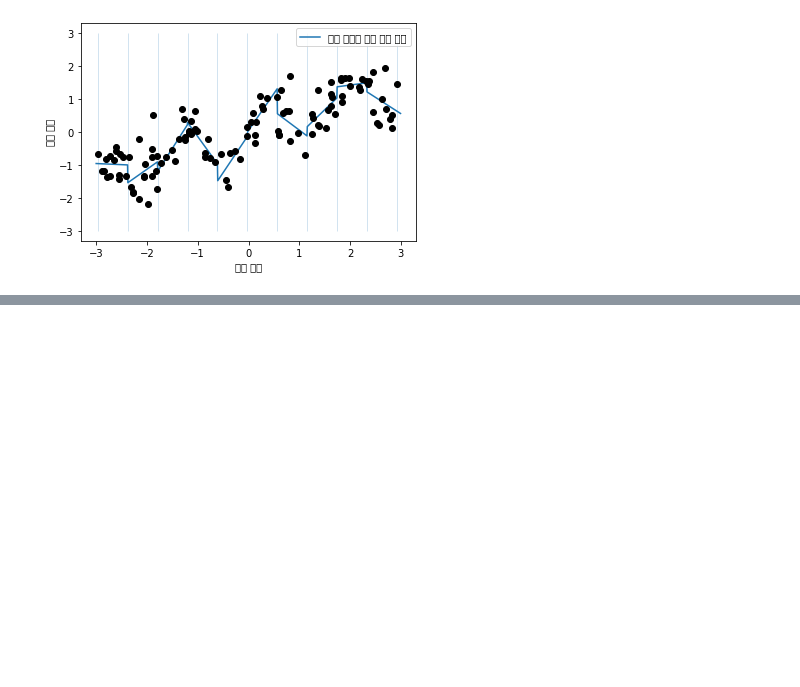
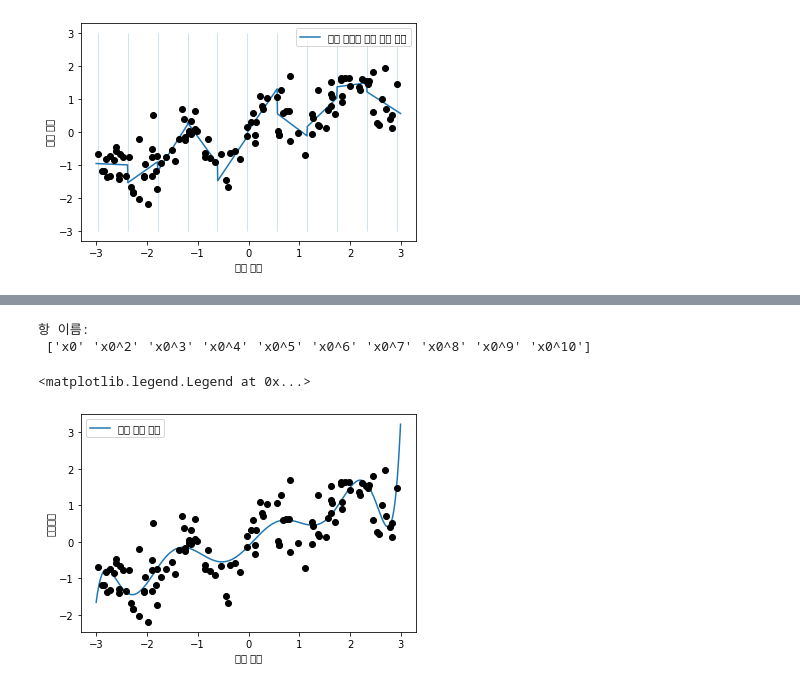
Before and after one commit to yeonseocho/Introduce-to-Machine-Learning-with-Python, a Jupyter notebook: 04. 데이터 표현과 특성 공학/4.3 make_column_transformer 로 간편하게 ColumnTransformer 만들기.ipynb, the cells around one changed output, grey strips where cells are left out. Drawn from its saved outputs; the diff is of its cells as text; code cells hidden in the pictures; blank space fills up the shorter version.

```diff
--- a/04. 데이터 표현과 특성 공학/4.3 make_column_transformer 로 간편하게 ColumnTransformer 만들기.ipynb
+++ b/04. 데이터 표현과 특성 공학/4.3 make_column_transformer 로 간편하게 ColumnTransformer 만들기.ipynb
@@ -192,0 +197,6 @@ plt.legend(loc="best")
+# %%
+# x**10 까지의 고차항을 추가합니다.
+# 기본값인 "include_bias=True"는 절편에 해당하는 1인 특성을 추가합니다.
+poly=PolynomialFeatures(degree=10, include_bias=False)
+poly.fit(X)
+X_poly=poly.transform(X)
@@ -192,0 +228,17 @@ plt.legend(loc="best")
+# %%
+print("항 이름:\n", poly.get_feature_names_out())
+# %% [output]
+항 이름:
+ ['x0' 'x0^2' 'x0^3' 'x0^4' 'x0^5' 'x0^6' 'x0^7' 'x0^8' 'x0^9' 'x0^10']
+# %%
+reg=LinearRegression().fit(X_poly, y)
+
+line_poly=poly.transform(line)
+plt.plot(line, reg.predict(line_poly), label='다항 선형 회귀')
+plt.plot(X[:, 0],y ,'o', c='k')
+plt.ylabel("회귀출력")
+plt.xlabel('입력 특성')
+plt.legend(loc="best")
+# %% [output]
+<matplotlib.legend.Legend at 0x...>
+[figure, added]
```
Also changed, not shown: parts of 14 cells of this notebook.
